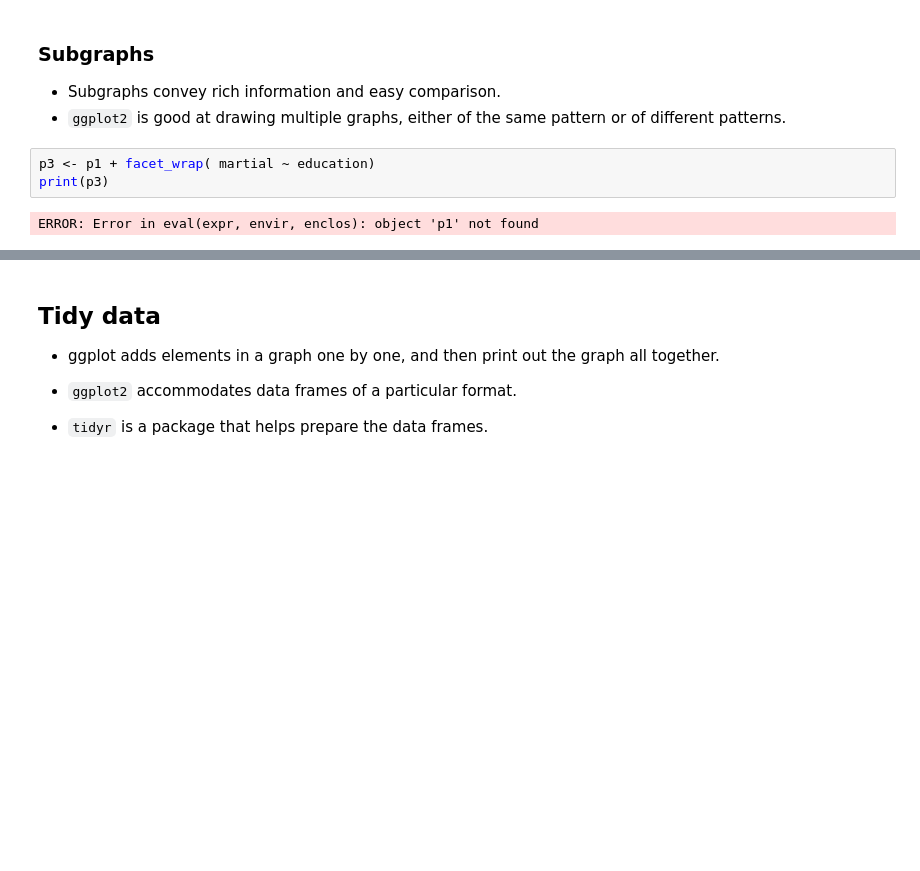
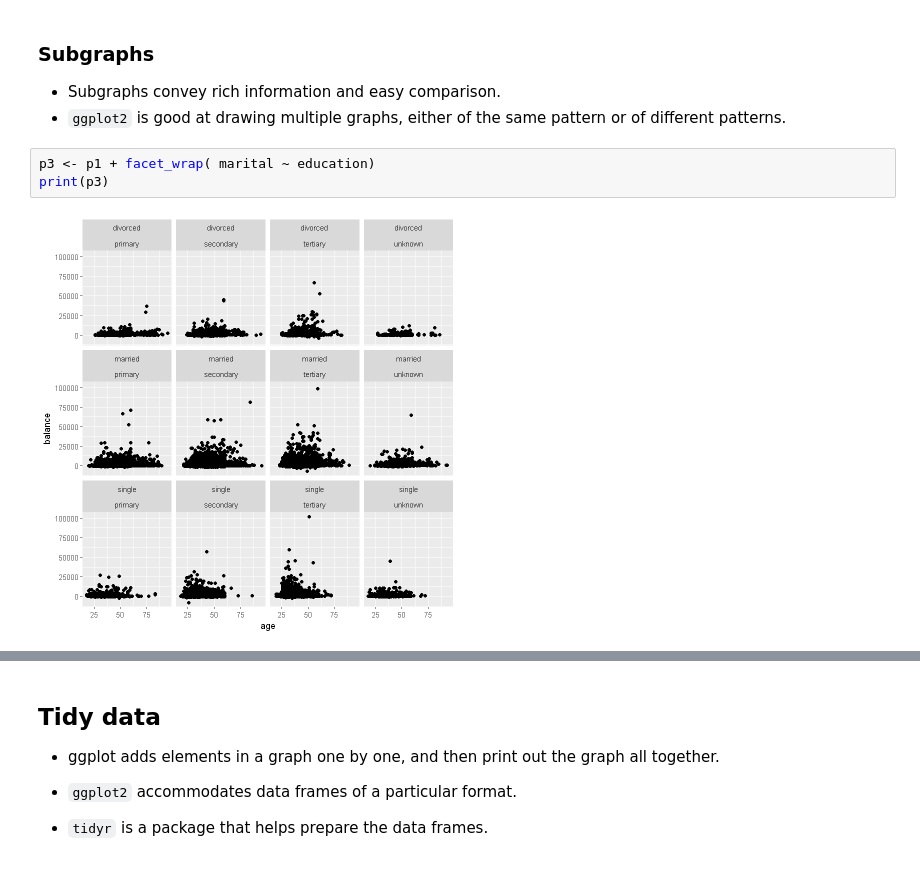
Before and after one commit to zhentaoshi/Econ5821, a Jupyter notebook: slides_04_visualization.ipynb, the cells around one changed output, grey strips where cells are left out. Drawn from its saved outputs; the diff is of its cells as text; blank space fills up the shorter version.

```diff
--- a/slides_04_visualization.ipynb
+++ b/slides_04_visualization.ipynb
@@ -90,10 +108,10 @@ print(p2)
 * `ggplot2` is good at drawing multiple graphs, either of the same pattern or of
 different patterns.
 # %%
-p3 <- p1 + facet_wrap( martial ~ education)
+p3 <- p1 + facet_wrap( marital ~ education)
 print(p3)
 # %% [output]
-ERROR: Error in eval(expr, envir, enclos): object 'p1' not found
+[figure, added]
 # %%
 # educational levels in each ago
 ggplot(data = bank_0) + geom_bar(mapping = aes(x = age, fill = education))
```
Also changed, not shown: parts of 21 cells of this notebook, 2 other files.
